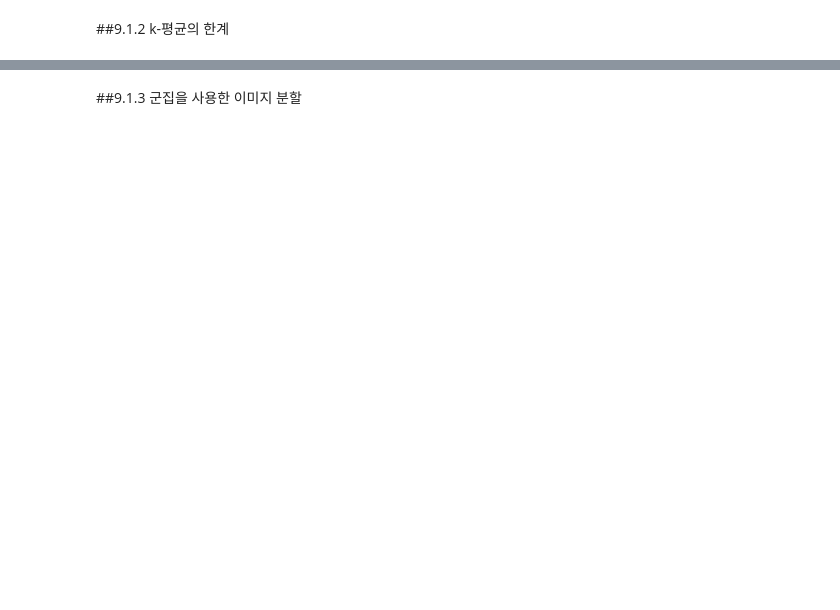
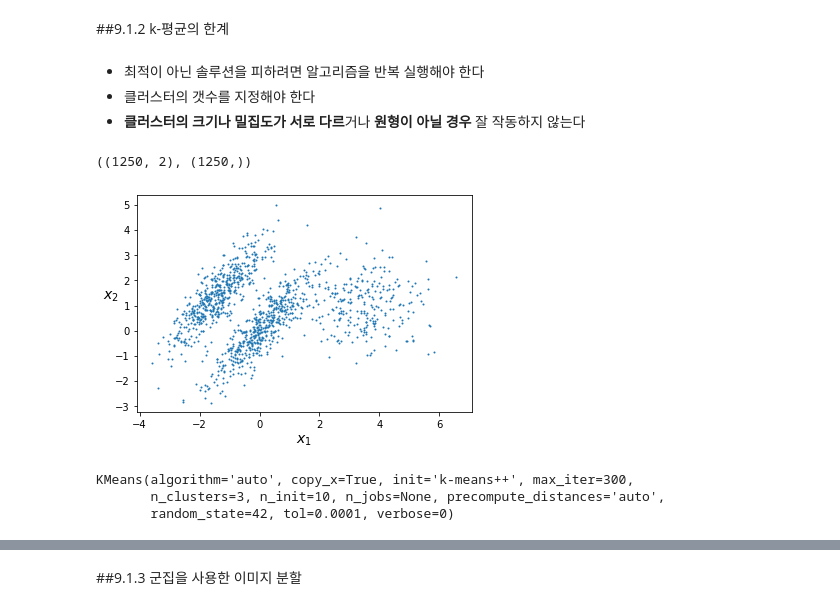
Before and after one commit to dong-tak123/BigAI, a Jupyter notebook: Hands_on_ML_2/Chapter9_비지도_학습.ipynb, the cells around one changed output, grey strips where cells are left out. Saved outputs shown, nothing was run; the diff lists cells and outputs as text; code cells hidden in the pictures; blank space fills up the shorter version.

```diff
--- a/Hands_on_ML_2/Chapter9_비지도_학습.ipynb
+++ b/Hands_on_ML_2/Chapter9_비지도_학습.ipynb
@@ -605,2 +706,42 @@ plt.show()
 # %% [markdown]
 ##9.1.2 k-평균의 한계
+# %% [markdown]
+- 최적이 아닌 솔루션을 피하려면 알고리즘을 반복 실행해야 한다
+- 클러스터의 갯수를 지정해야 한다
+- **클러스터의 크기나 밀집도가 서로 다르**거나 **원형이 아닐 경우** 잘 작동하지 않는다
+# %%
+#데이터 생성..
+
+#중심을 (4, -4), (0, 0)으로 하는 임의의 데이터를 1000개 뽑음..
+X1, y1 = make_blobs(n_samples=1000, centers=((4, -4), (0, 0)), random_state=42)
+#적절히 변환함..
+X1 = X1.dot(np.array([[0.374, 0.95], [0.732, 0.598]]))
+#중심을 1로 하는 임의의 데이터를 250개 뽑음..
+X2, y2 = make_blobs(n_samples=250, centers=1, random_state=42)
+#적절한 변환..
+X2 = X2 + [6, -8]
+
+#배열을 옆으로 붙히기..
+#결론은 총 1250개의 데이터를 사용하겠다..
+X = np.r_[X1, X2]
+y = np.r_[y1, y2]
+# %%
+X.shape, y.shape
+# %% [output]
+((1250, 2), (1250,))
+# %%
+plot_clusters(X)
+# %% [output]
+[figure, added]
+# %%
+#두개의 KMeans 모델 생성 및 훈련..
+
+kmeans_good = KMeans(n_clusters=3, init=np.array([[-1.5, 2.5], [0.5, 0], [4, 0]]),
+                     n_init=1, random_state=42)
+kmeans_bad = KMeans(n_clusters=3, random_state=42)
+kmeans_good.fit(X)
+kmeans_bad.fit(X)
+# %% [output]
+KMeans(algorithm='auto', copy_x=True, init='k-means++', max_iter=300,
+       n_clusters=3, n_init=10, n_jobs=None, precompute_distances='auto',
+       random_state=42, tol=0.0001, verbose=0)
```
Also changed, not shown: parts of 36 cells of this notebook.
